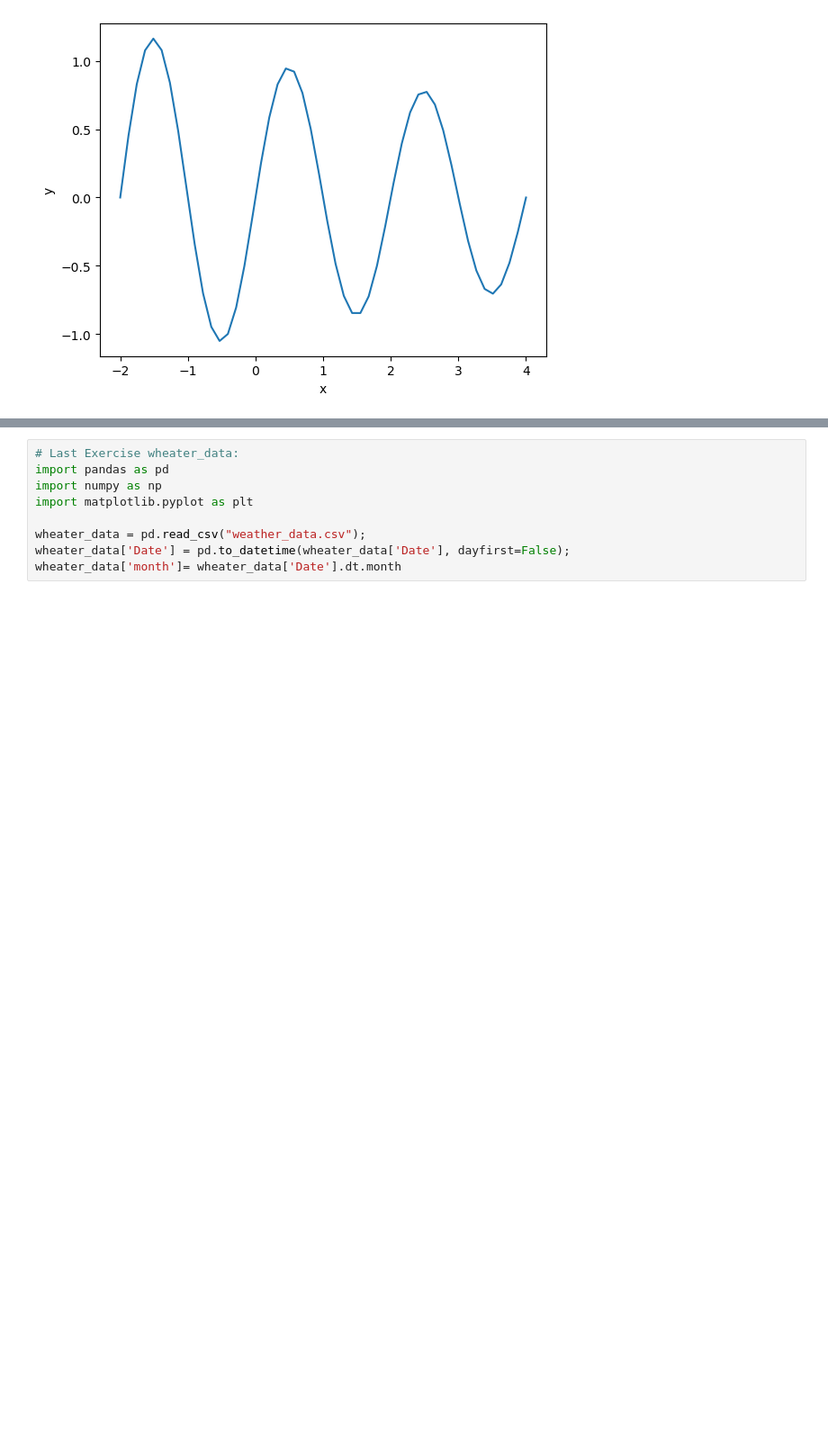
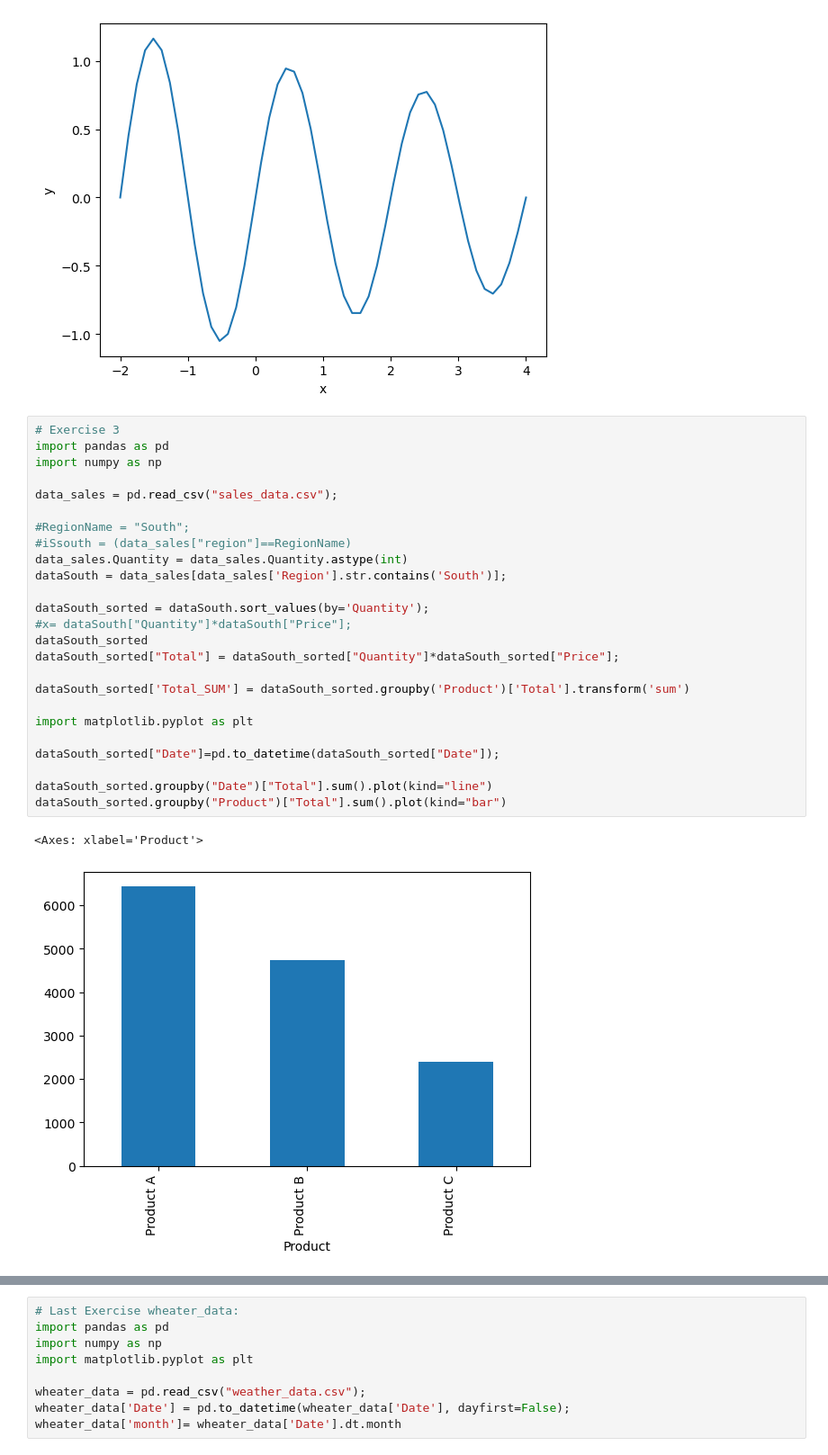
Before and after one commit to NicoClinco/ADVANCED_PROGRAMMING, a Jupyter notebook: Exercises/EX_11_NUMPY_PANDAS/Exercises_scipy_nmpy.ipynb, the cells around one changed output, grey strips where cells are left out. Shown at 90% size. Cells and saved outputs as stored; diff of their text form; blank space fills up the shorter version.

Commit message:
Added last exercises

```diff
--- a/Exercises/EX_11_NUMPY_PANDAS/Exercises_scipy_nmpy.ipynb
+++ b/Exercises/EX_11_NUMPY_PANDAS/Exercises_scipy_nmpy.ipynb
@@ -71,3 +71,31 @@ Local minima found:    message: Optimization terminated successfully.
      nfev: 12
      njev: 6
 [figure]
+# %%
+# Exercise 3
+import pandas as pd
+import numpy as np
+
+data_sales = pd.read_csv("sales_data.csv");
+
+#RegionName = "South";
+#iSsouth = (data_sales["region"]==RegionName)
+data_sales.Quantity = data_sales.Quantity.astype(int)
+dataSouth = data_sales[data_sales['Region'].str.contains('South')];
+
+dataSouth_sorted = dataSouth.sort_values(by='Quantity');
+#x= dataSouth["Quantity"]*dataSouth["Price"];
+dataSouth_sorted
+dataSouth_sorted["Total"] = dataSouth_sorted["Quantity"]*dataSouth_sorted["Price"];
+
+dataSouth_sorted['Total_SUM'] = dataSouth_sorted.groupby('Product')['Total'].transform('sum')
+
+import matplotlib.pyplot as plt
+
+dataSouth_sorted["Date"]=pd.to_datetime(dataSouth_sorted["Date"]);
+
+dataSouth_sorted.groupby("Date")["Total"].sum().plot(kind="line")
+dataSouth_sorted.groupby("Product")["Total"].sum().plot(kind="bar")
+# %% [output]
+<Axes: xlabel='Product'>
+[figure, added]
```
Also changed, not shown: parts of 1 cell of this notebook, 4 other files.
